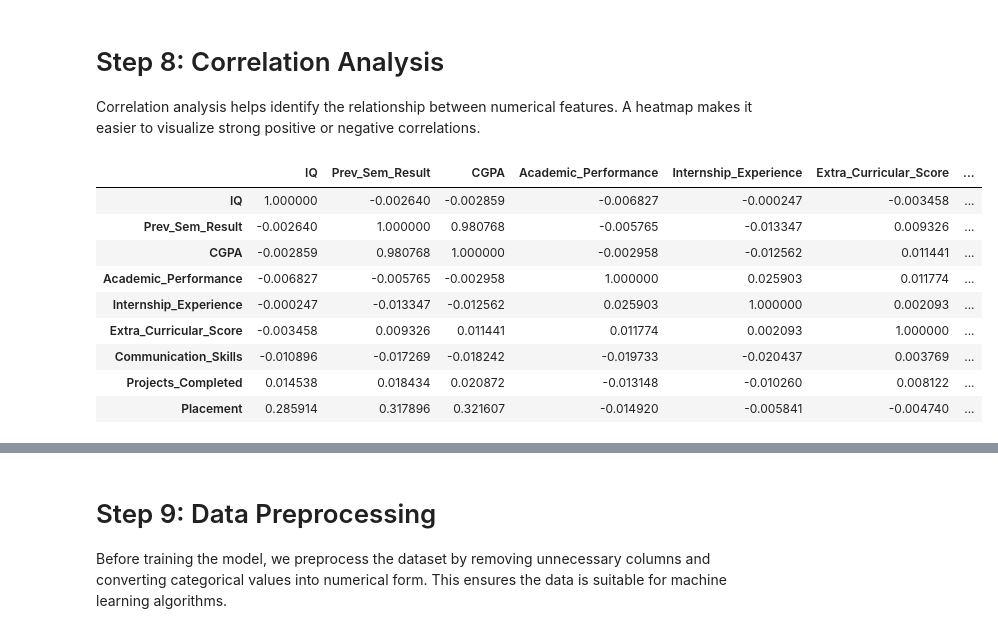
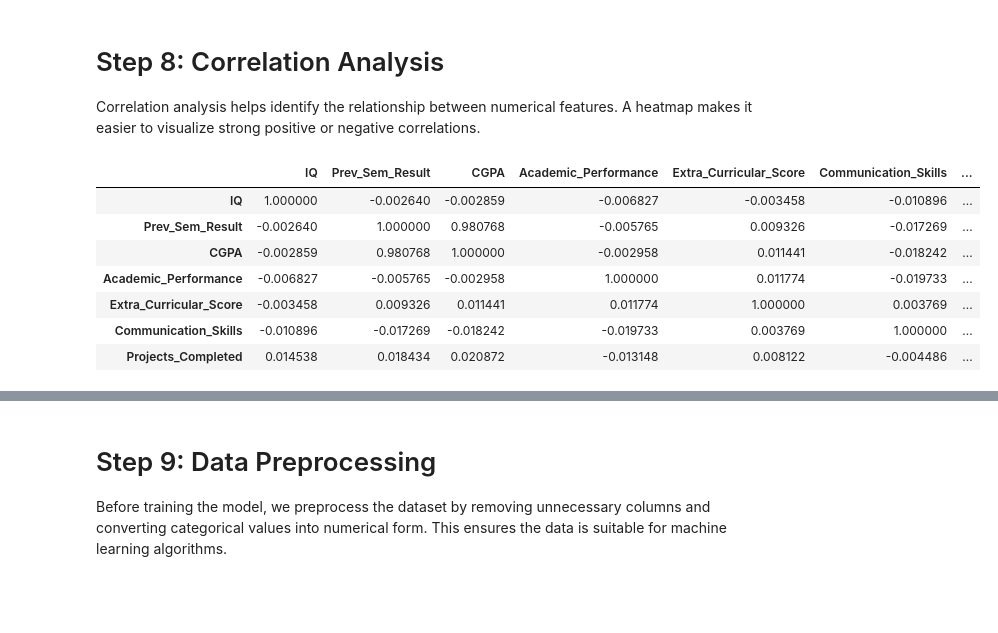
Before and after one commit to adityaverma3010/Placement_Predictor, a Jupyter notebook: notebooks/Placement_predict.ipynb, the cells around one changed output, grey strips where cells are left out. Saved outputs shown, nothing was run; the diff lists cells and outputs as text; code cells hidden in the pictures; blank space fills up the shorter version.

```diff
--- a/notebooks/Placement_predict.ipynb
+++ b/notebooks/Placement_predict.ipynb
@@ -36,7 +36,7 @@ import pickle
 
 The dataset is loaded into a Pandas DataFrame to perform data analysis and preprocessing.
 # %%
-df = pd.read_csv("../data/college_student_placement_dataset.csv")
+df = pd.read_csv("../data/raw/college_student_placement_dataset.csv")
 # %% [markdown]
 # Step 2: Display the Dataset
 
@@ -170,20 +170,18 @@ plt.show()
 
 Correlation analysis helps identify the relationship between numerical features. A heatmap makes it easier to visualize strong positive or negative correlations.
 # %%
-correlation = df.corr()
+correlation = df.drop("College_ID", axis=1).corr(numeric_only=True)
 
 correlation
 # %% [output]
-|  | IQ | Prev_Sem_Result | CGPA | Academic_Performance | Internship_Experience | Extra_Curricular_Score | ... |
-| IQ | 1.000000 | -0.002640 | -0.002859 | -0.006827 | -0.000247 | -0.003458 | ... |
-| Prev_Sem_Result | -0.002640 | 1.000000 | 0.980768 | -0.005765 | -0.013347 | 0.009326 | ... |
-| CGPA | -0.002859 | 0.980768 | 1.000000 | -0.002958 | -0.012562 | 0.011441 | ... |
-| Academic_Performance | -0.006827 | -0.005765 | -0.002958 | 1.000000 | 0.025903 | 0.011774 | ... |
-| Internship_Experience | -0.000247 | -0.013347 | -0.012562 | 0.025903 | 1.000000 | 0.002093 | ... |
-| Extra_Curricular_Score | -0.003458 | 0.009326 | 0.011441 | 0.011774 | 0.002093 | 1.000000 | ... |
-| Communication_Skills | -0.010896 | -0.017269 | -0.018242 | -0.019733 | -0.020437 | 0.003769 | ... |
-| Projects_Completed | 0.014538 | 0.018434 | 0.020872 | -0.013148 | -0.010260 | 0.008122 | ... |
-| Placement | 0.285914 | 0.317896 | 0.321607 | -0.014920 | -0.005841 | -0.004740 | ... |
+|  | IQ | Prev_Sem_Result | CGPA | Academic_Performance | Extra_Curricular_Score | Communication_Skills | ... |
+| IQ | 1.000000 | -0.002640 | -0.002859 | -0.006827 | -0.003458 | -0.010896 | ... |
+| Prev_Sem_Result | -0.002640 | 1.000000 | 0.980768 | -0.005765 | 0.009326 | -0.017269 | ... |
+| CGPA | -0.002859 | 0.980768 | 1.000000 | -0.002958 | 0.011441 | -0.018242 | ... |
+| Academic_Performance | -0.006827 | -0.005765 | -0.002958 | 1.000000 | 0.011774 | -0.019733 | ... |
+| Extra_Curricular_Score | -0.003458 | 0.009326 | 0.011441 | 0.011774 | 1.000000 | 0.003769 | ... |
+| Communication_Skills | -0.010896 | -0.017269 | -0.018242 | -0.019733 | 0.003769 | 1.000000 | ... |
+| Projects_Completed | 0.014538 | 0.018434 | 0.020872 | -0.013148 | 0.008122 | -0.004486 | ... |
 # %%
 import matplotlib.pyplot as plt
 
```
Also changed, not shown: parts of 7 cells of this notebook, 4 other files.
